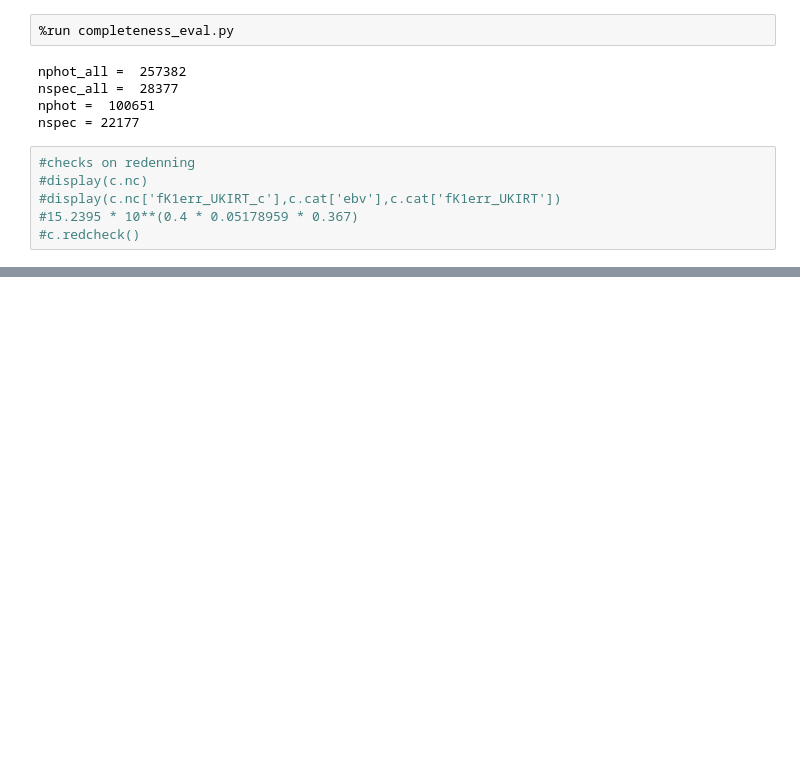
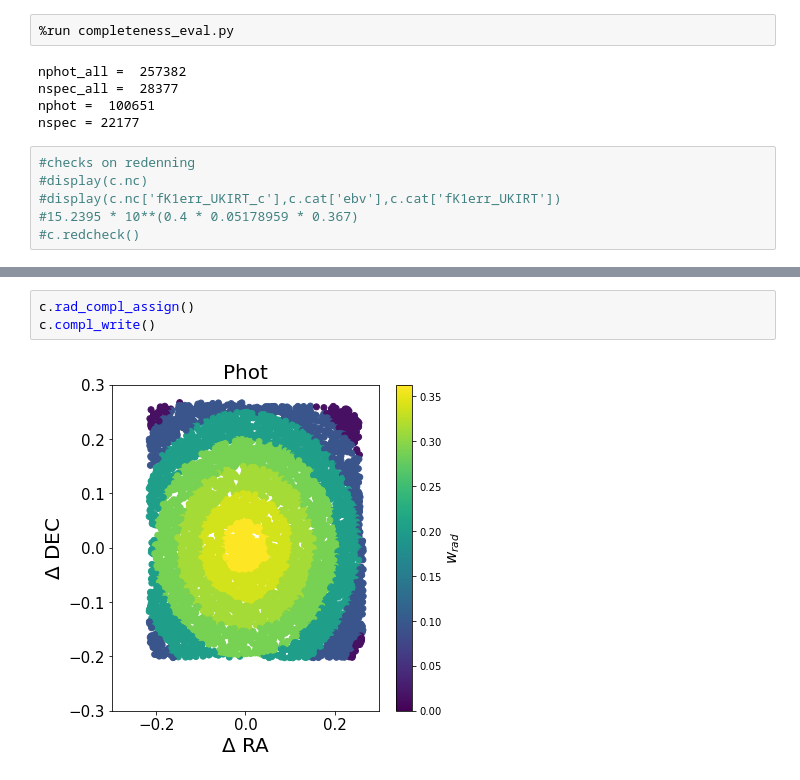
Before and after one commit to grudnick/Complete_meas, a Jupyter notebook: complete_plot.ipynb, the cells around one changed output, grey strips where cells are left out. Cells and saved outputs as stored; diff of their text form; blank space fills up the shorter version.

```diff
--- a/complete_plot.ipynb
+++ b/complete_plot.ipynb
@@ -47,0 +109,5 @@ display(c.completehist)
+# %%
+c.rad_compl_assign()
+c.compl_write()
+# %% [output]
+[figure, added]
```
Also changed, not shown: parts of 5 cells of this notebook, 1 other file.
